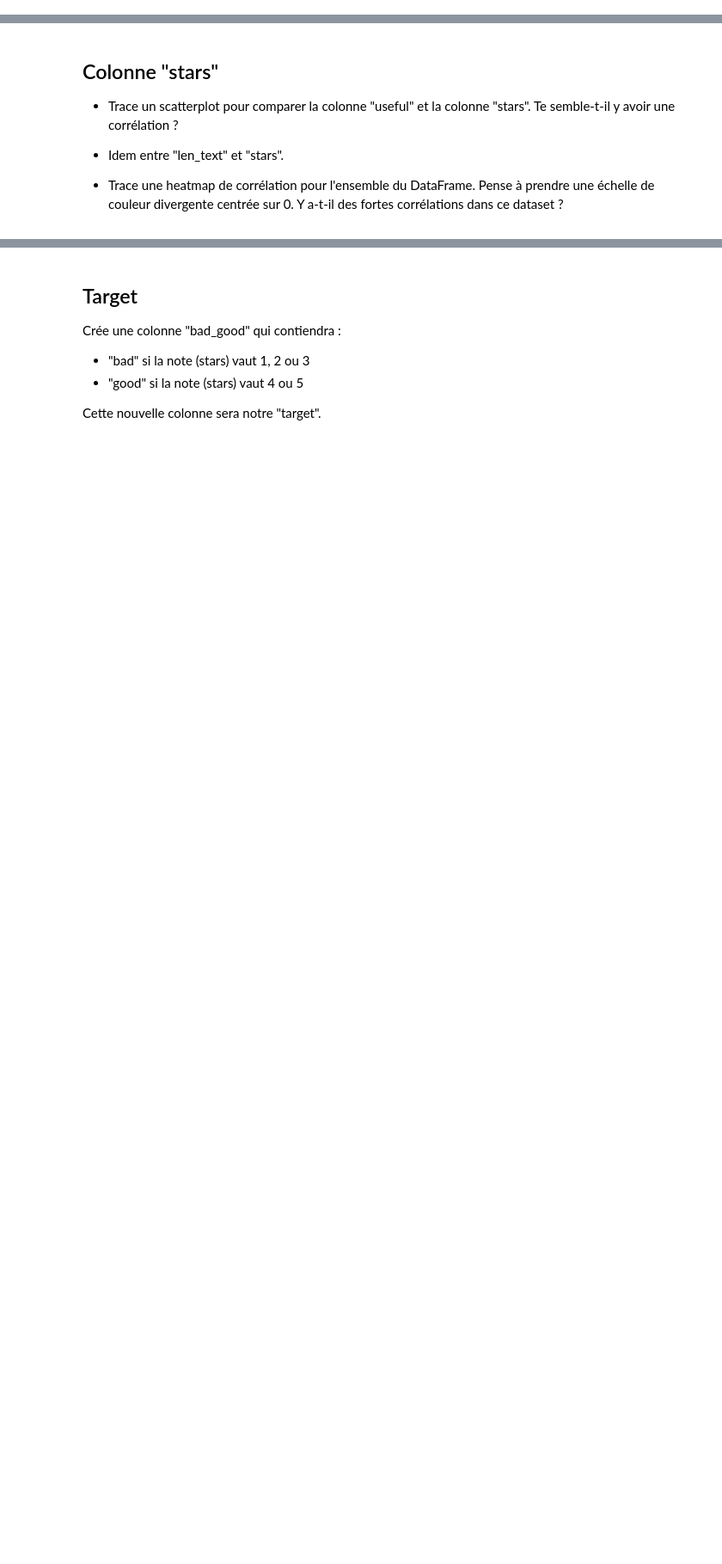
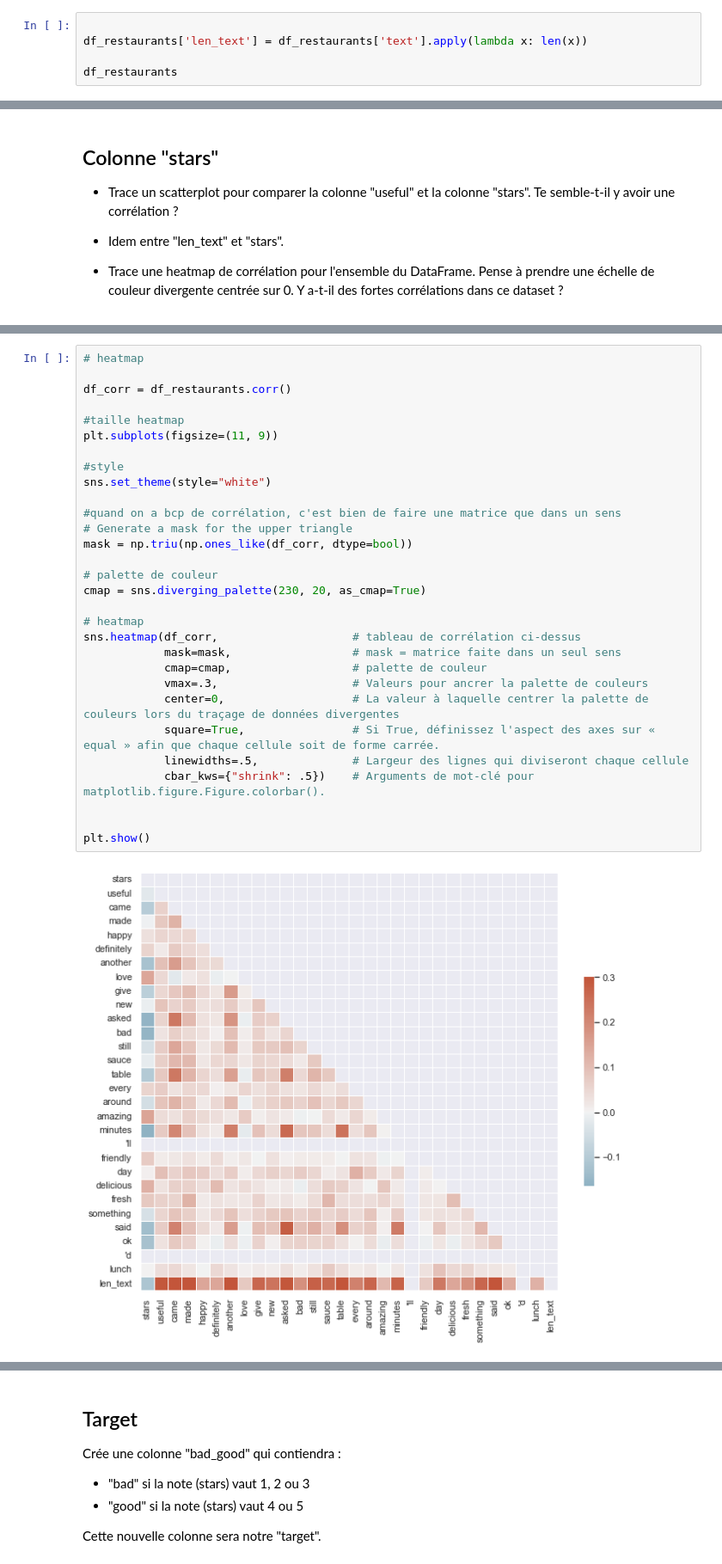
Before and after one commit to CathieLC/Wild_notebook, a Jupyter notebook: CHECKPOINT/2021_Data_Checkpoint_3.ipynb, the cells around one changed output, grey strips where cells are left out. Shown at 86% size. Cells and saved outputs as stored; diff of their text form; blank space fills up the shorter version.

```diff
--- a/CHECKPOINT/2021_Data_Checkpoint_3.ipynb
+++ b/CHECKPOINT/2021_Data_Checkpoint_3.ipynb
@@ -44,0 +137,5 @@ Trace un histogramme et un boxplot afin de représenter la distribution de cette
+# %%
+
+df_restaurants['len_text'] = df_restaurants['text'].apply(lambda x: len(x))
+
+df_restaurants
@@ -52,0 +199,32 @@ Trace un histogramme et un boxplot afin de représenter la distribution de cette
+# %%
+# heatmap
+
+df_corr = df_restaurants.corr()
+
+#taille heatmap
+plt.subplots(figsize=(11, 9))
+
+#style
+sns.set_theme(style="white")
+
+#quand on a bcp de corrélation, c'est bien de faire une matrice que dans un sens
+# Generate a mask for the upper triangle
+mask = np.triu(np.ones_like(df_corr, dtype=bool))
+
+# palette de couleur
+cmap = sns.diverging_palette(230, 20, as_cmap=True)
+
+# heatmap
+sns.heatmap(df_corr,                    # tableau de corrélation ci-dessus
+            mask=mask,                  # mask = matrice faite dans un seul sens
+            cmap=cmap,                  # palette de couleur
+            vmax=.3,                    # Valeurs pour ancrer la palette de couleurs
+            center=0,                   # La valeur à laquelle centrer la palette de couleurs lors du traçage de données divergentes
+            square=True,                # Si True, définissez l'aspect des axes sur « equal » afin que chaque cellule soit de forme carrée.
+            linewidths=.5,              # Largeur des lignes qui diviseront chaque cellule
+            cbar_kws={"shrink": .5})    # Arguments de mot-clé pour matplotlib.figure.Figure.colorbar().
+
+
+plt.show()
+# %% [output]
+[figure, added]
```
Also changed, not shown: parts of 58 cells of this notebook, 14 other files.
